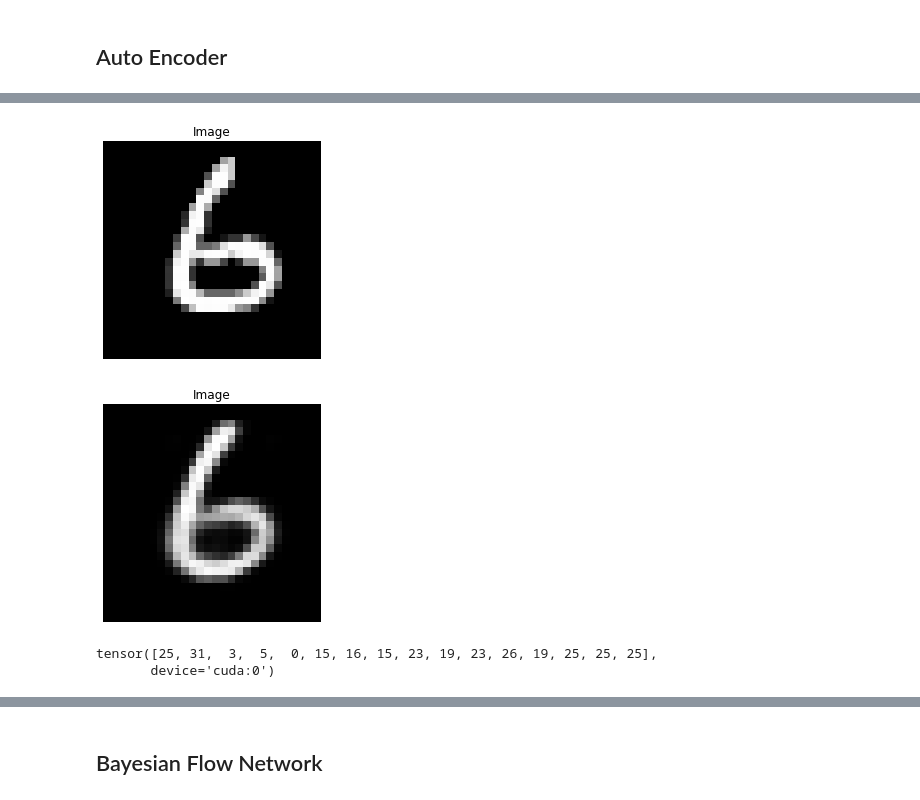
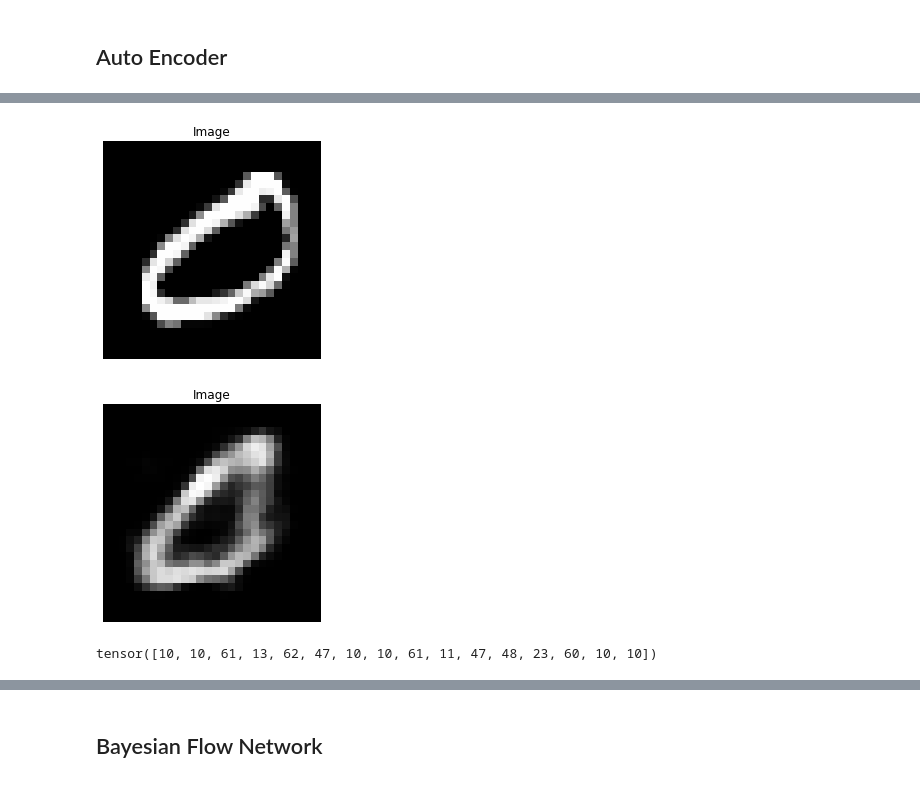
Before and after one commit to pvwoods/dl-experiments, a Jupyter notebook: bfn/mnist.ipynb, the cells around one changed output, grey strips where cells are left out. Cells and saved outputs as stored; diff of their text form; code cells hidden in the pictures.

```diff
--- a/bfn/mnist.ipynb
+++ b/bfn/mnist.ipynb
@@ -177,17 +180,19 @@ Epoch [40/40], Loss: 0.0210
 # %%
+ae_model = ae_model.cpu()
+
+img, _ = next(iter(trainloader))
 i=torch.randint(img.shape[0], (1,))
 display_image(img[i].cpu())
 if QUANTIZE:
     image, codes, _ = ae_model(img[i])
 else:
     image = ae_model(img[i])
 display_image(image.cpu())
 codes
 # %% [output]
-[figure, old version]
+[figure, new version]
-[figure, old version]
+[figure, new version]
-tensor([25, 31,  3,  5,  0, 15, 16, 15, 23, 19, 23, 26, 19, 25, 25, 25],
-       device='cuda:0')
+tensor([10, 10, 61, 13, 62, 47, 10, 10, 61, 11, 47, 48, 23, 60, 10, 10])
 # %%
 image = ae_model.quantized_decode(codes)
 display_image(image.cpu())
```
Also changed, not shown: parts of 10 cells of this notebook, 1 other file.
